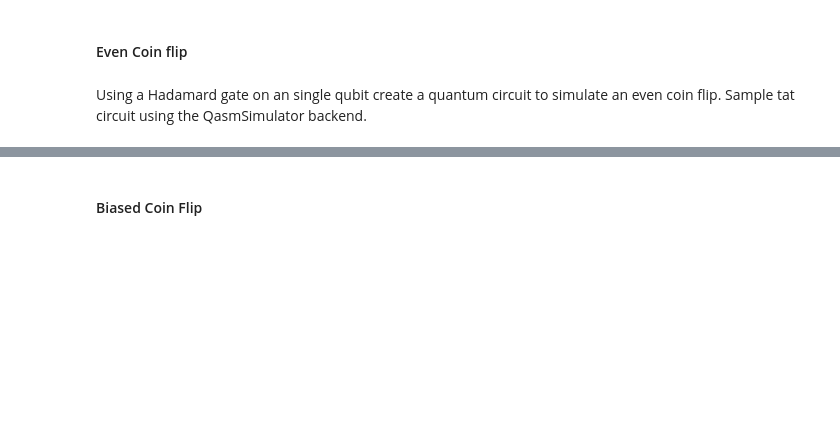
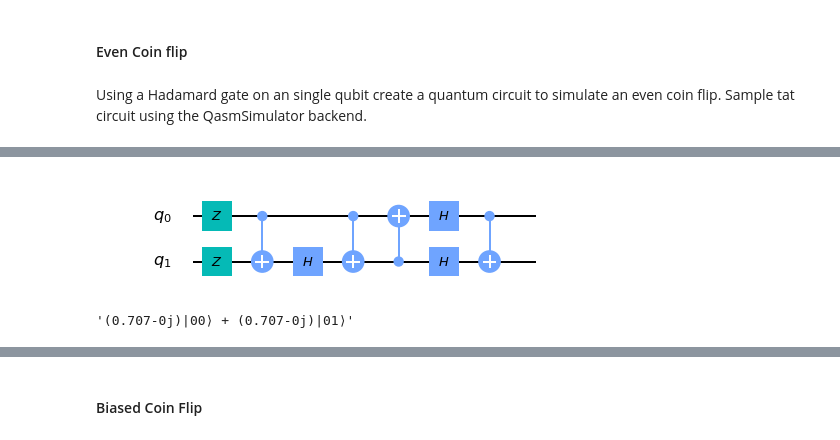
Before and after one commit to frankmorgner/qc-hackathon, a Jupyter notebook: notebooks/IBM - 1 - Getting started with Qiskit.ipynb, the cells around one changed output, grey strips where cells are left out. Drawn from its saved outputs; the diff is of its cells as text; code cells hidden in the pictures; blank space fills up the shorter version.

```diff
--- a/notebooks/IBM - 1 - Getting started with Qiskit.ipynb
+++ b/notebooks/IBM - 1 - Getting started with Qiskit.ipynb
@@ -219,0 +274,22 @@ Using a Hadamard gate on an single qubit create a quantum circuit to simulate an
+# %%
+qc = QuantumCircuit(2)
+# Quantum Instantaneous Polynomial Time example
+qc.z(0)
+qc.z(1)
+qc.cx(0, 1)
+qc.h(1)
+qc.cx(0,1)
+qc.cx(1,0)
+qc.h(1)
+qc.h(0)
+qc.cx(0,1)
+qc.draw(output='mpl')
+# %% [output]
+[figure, added]
+# %%
+sv_backend = Aer.get_backend('statevector_simulator')
+job = execute(qc, sv_backend)
+state = job.result().get_statevector(decimals=3)
+print_sv(state)
+# %% [output]
+'(0.707-0j)|00⟩ + (0.707-0j)|01⟩'
```
Also changed, not shown: parts of 23 cells of this notebook, 16 other files.
